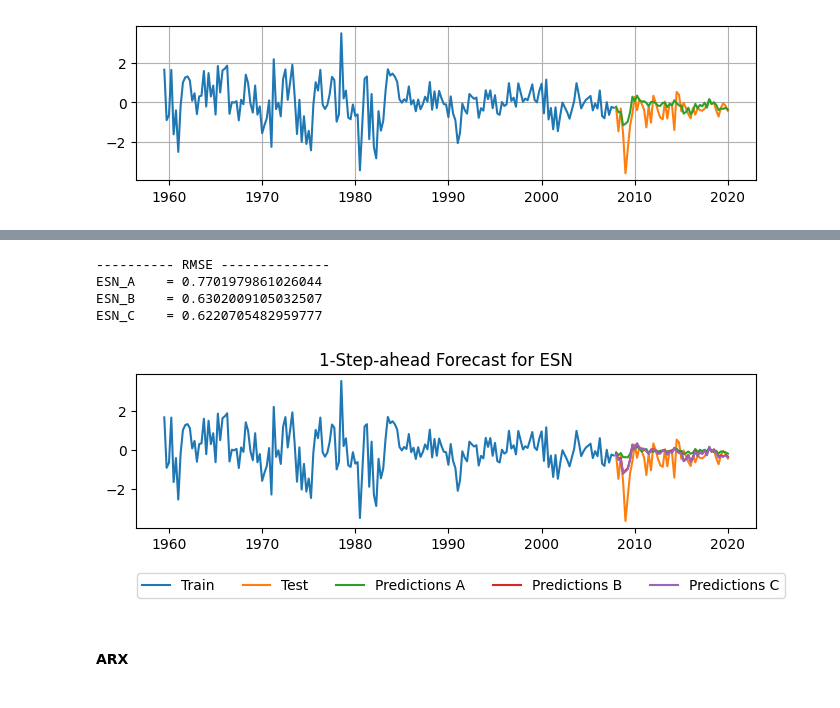
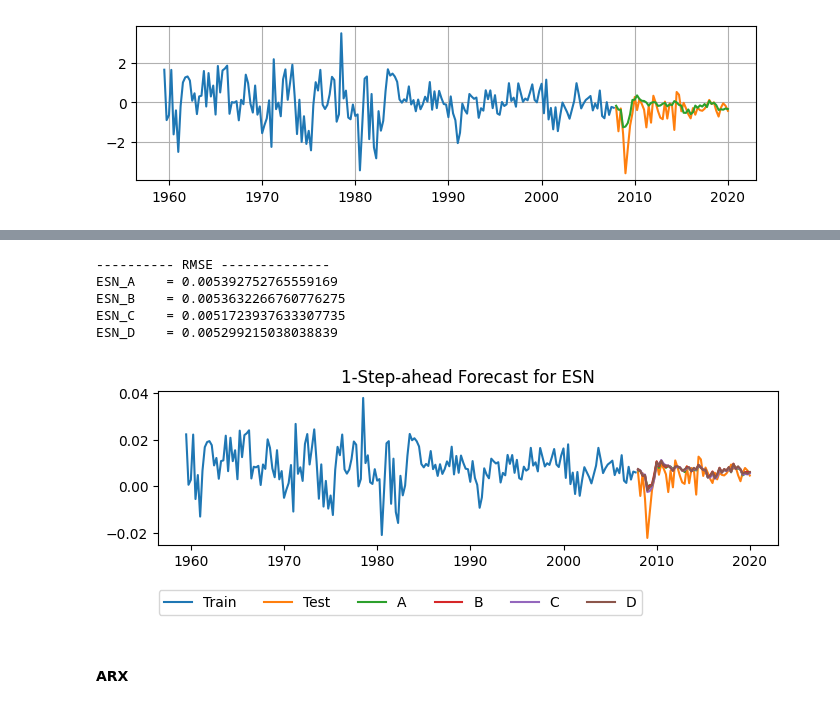
Before and after one commit to qh007/FYP, a Jupyter notebook: All Models.ipynb, the cells around one changed output, grey strips where cells are left out. Drawn from its saved outputs; the diff is of its cells as text; code cells hidden in the pictures.

```diff
--- a/All Models.ipynb
+++ b/All Models.ipynb
@@ -131,6 +175,6 @@ esn_a = ESN(
 # %%
 # ESN with reservoir dim = 120, sparsity = 10/120 (8.3%)
-esn_b = ESN(
+esn_d = ESN(
     None,
     smap=np.tanh,
     A=matrixGenerator((120, 120), dist='sparse_normal', sparsity=10/120, normalize= 'eig', seed=1234),
@@ -186,11 +272,6 @@ def esn_fit(esnModel, GDP_data, exo_data):
     #forecast
     esnSingle_for = forecast(model = esnModel, forecast_data=exo_test, fit=esnSingle_fit)
 
-    #find RMSE
-    mse = mean_squared_error(GDP_test, esnSingle_for['forecast'][0:len(GDP_test)])
-    mae = mean_absolute_error(GDP_test, esnSingle_for['forecast'][0:len(GDP_test)])
-    rmse = math.sqrt(mse)
-
     # plot
     plt.figure(figsize=(8,2))
     plt.plot(data_new.index[:len(GDP_train)], GDP_train, label='Train')
@@ -199,11 +280,16 @@ def esn_fit(esnModel, GDP_data, exo_data):
     plt.grid()
     plt.show()
 
-    # Compute pointwise forecasts
-    esnSingle_fix_forecast = (esnSingle_for['forecast'][0]* GDP_sig_train.to_numpy() + GDP_mu_train.to_numpy())
+    # Compute pointwise forecasts by undoing normalization
+    esn_forecast = (esnSingle_for['forecast'])* GDP_sig_train.to_numpy() + GDP_mu_train.to_numpy()
+
+    #find RMSE
+    mse = mean_squared_error(GDP_data[1], esn_forecast[0:len(GDP_test)])
+    mae = mean_absolute_error(GDP_data[1], esn_forecast[0:len(GDP_test)])
+    rmse = math.sqrt(mse)
 
     #output
-    return({'Lambda': cv['cvLambda'], 'rmse': rmse, 'MAE':mae,'Point forecast': esnSingle_fix_forecast, 'forecast':esnSingle_for['forecast']})
+    return({'Lambda': cv['cvLambda'], 'rmse': rmse, 'MAE':mae,'forecast': esn_forecast})
 # %%
 esn_fit_a = esn_fit(esn_a, GDP_data= [GDP_fill_data_train, GDP_fill_data_test], exo_data=[x_train,x_test])
 # %% [output]
@@ -216,3 +302,5 @@ esn_fit_b = esn_fit(esn_b, GDP_data= [GDP_fill_data_train, GDP_fill_data_test],
 esn_fit_c = esn_fit(esn_c, GDP_data= [GDP_fill_data_train, GDP_fill_data_test], exo_data=[x_train,x_test])
 # %% [output]
 [figure]
+# %%
+esn_fit_d = esn_fit(esn_d, GDP_data= [GDP_fill_data_train, GDP_fill_data_test], exo_data=[x_train,x_test])
@@ -220,31 +310,32 @@ esn_fit_c = esn_fit(esn_c, GDP_data= [GDP_fill_data_train, GDP_fill_data_test],
 rmse_a = esn_fit_a['rmse']
 rmse_b = esn_fit_b['rmse']
 rmse_c = esn_fit_c['rmse']
+rmse_d = esn_fit_d['rmse']
 print("---------- RMSE --------------")
 print(f"ESN_A \t = {rmse_a} \t")
 print(f"ESN_B \t = {rmse_b} \t")
 print(f"ESN_C \t = {rmse_c} \t")
+print(f"ESN_D \t = {rmse_d} \t")
 # %% [output]
 ---------- RMSE --------------
-ESN_A    = 0.7701979861026044
-ESN_B    = 0.6302009105032507
-ESN_C    = 0.6220705482959777
+ESN_A    = 0.005392752765559169
+ESN_B    = 0.0053632266760776275
+ESN_C    = 0.0051723937633307735
+ESN_D    = 0.005299215038038839
 # %%
-GDP_train, GDP_test, GDP_mu_train, GDP_sig_train = (
-        normalize_train_test(GDP_train, GDP_test,return_mu_sig=True))
-
 # Plot the actual vs. predicted values
 plt.figure(figsize=(8,2))
-plt.plot(data_new.index[:len(GDP_fill_data_train)], GDP_train, label='Train')
-plt.plot(data_new.index[len(GDP_fill_data_train):],GDP_test, label='Test')
-plt.plot(data_new.index[len(GDP_fill_data_train):], esn_fit_a['forecast'][1:], label='Predictions A')
-plt.plot(data_new.index[len(GDP_fill_data_train):], esn_fit_b['forecast'][1:], label='Predictions B')
-plt.plot(data_new.index[len(GDP_fill_data_train):], esn_fit_c['forecast'][1:], label='Predictions C')
-plt.legend(bbox_to_anchor=(-0.01, -0.5), loc='lower left', ncol =5)
+plt.plot(data_new.index[:len(GDP_fill_data_train)], GDP_fill_data_train, label='Train')
+plt.plot(data_new.index[len(GDP_fill_data_train):],GDP_fill_data_test, label='Test')
+plt.plot(data_new.index[len(GDP_fill_data_train):], esn_fit_a['forecast'][0:len(GDP_fill_data_test)], label='A')
+plt.plot(data_new.index[len(GDP_fill_data_train):], esn_fit_b['forecast'][0:len(GDP_fill_data_test)], label='B')
+plt.plot(data_new.index[len(GDP_fill_data_train):], esn_fit_c['forecast'][0:len(GDP_fill_data_test)], label='C')
+plt.plot(data_new.index[len(GDP_fill_data_train):], esn_fit_d['forecast'][0:len(GDP_fill_data_test)], label='D')
+plt.legend(bbox_to_anchor=(-0.01, -0.5), loc='lower left', ncol =6)
 plt.title("1-Step-ahead Forecast for ESN")
 plt.show()
 # %% [output]
-[figure, old version]
+[figure, new version]
 # %% [markdown]
 #### ARX
 # %%
```
Also changed, not shown: parts of 50 cells of this notebook, 2 other files.
